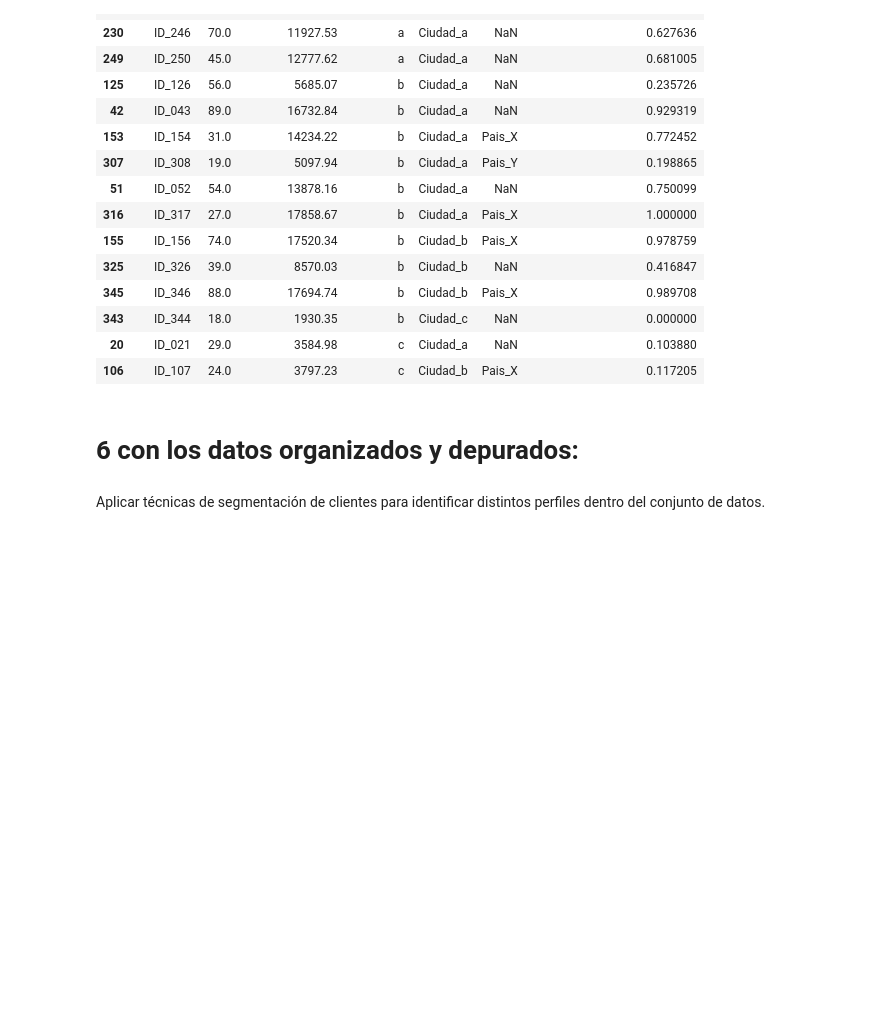
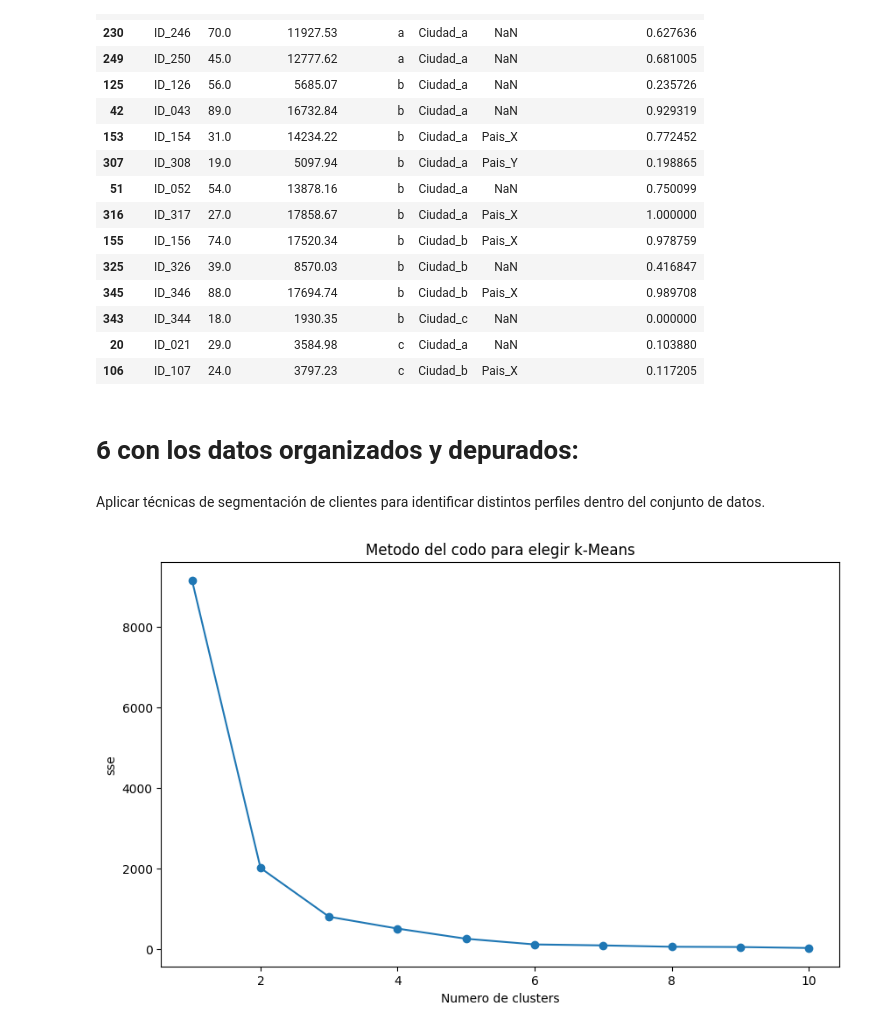
Before and after one commit to andro312/Curso-IA-, a Jupyter notebook: Mision1/ASUM/campistas_ASUM_DM.ipynb, the cells around one changed output. Cells and saved outputs as stored; diff of their text form; code cells hidden in the pictures; blank space fills up the shorter version.

Commit message:
clusters

```diff
--- a/Mision1/ASUM/campistas_ASUM_DM.ipynb
+++ b/Mision1/ASUM/campistas_ASUM_DM.ipynb
@@ -564,3 +564,24 @@ muestra
 # 6 con los datos organizados y depurados:
 # %% [markdown]
 Aplicar técnicas de segmentación de clientes para identificar distintos perfiles dentro del conjunto de datos.
+# %%
+
+from sklearn.cluster import KMeans #pip install scikit-learn
+import matplotlib.pyplot as plt
+import seaborn as sns
+# seleccion de variables relevantes para la segmentación
+#edad e ingreso mensual normalizado
+x=muestra[['Edad','Ingreso_mensual_normalizado']]
+# Encontrar el numero optimo de clusters con el metodo del codo
+sse=[]
+for k in range(1,11):
+    kmeans=KMeans(n_clusters=k,random_state=0).fit(x)
+    sse.append(kmeans.inertia_)
+plt.figure(figsize=(10,6))
+plt.plot(range(1,11),sse,marker="o")
+plt.xlabel('Numero de clusters')
+plt.ylabel('sse')#mide que tan lejos están los puntos
+plt.title('Metodo del codo para elegir k-Means')
+plt.show()
+# %% [output]
+[figure, added]
```
Also changed, not shown: parts of 2 cells of this notebook.
